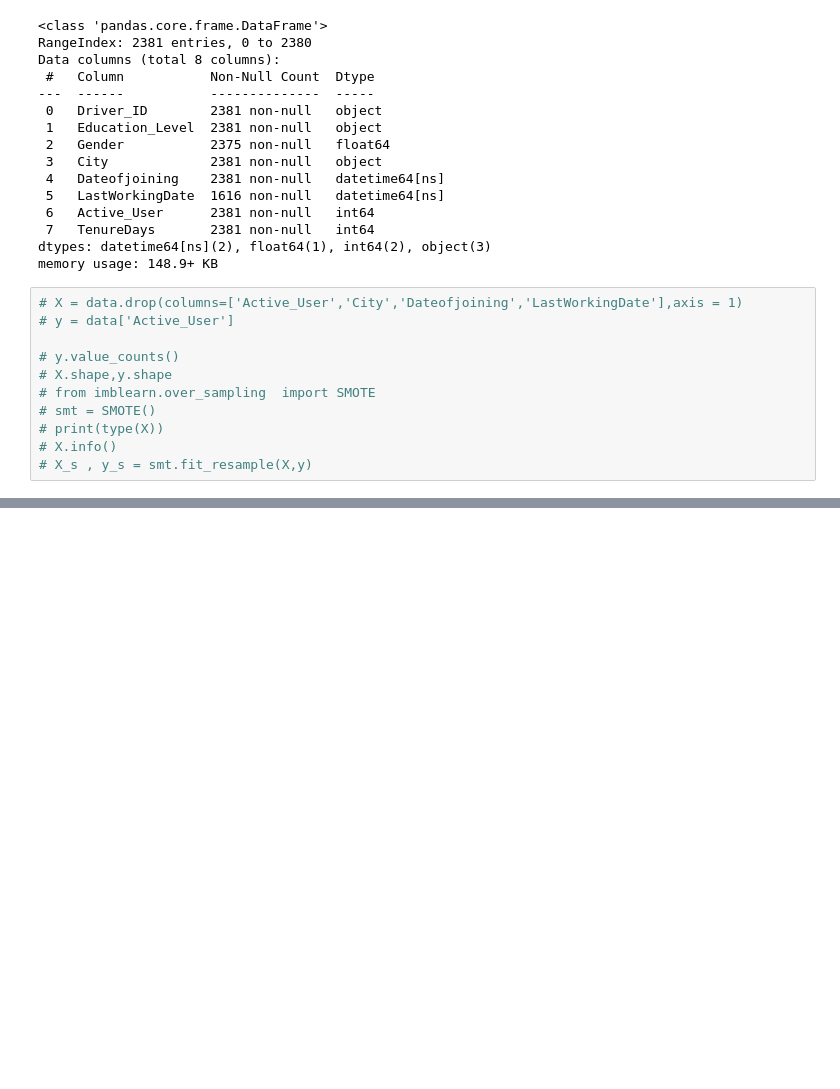
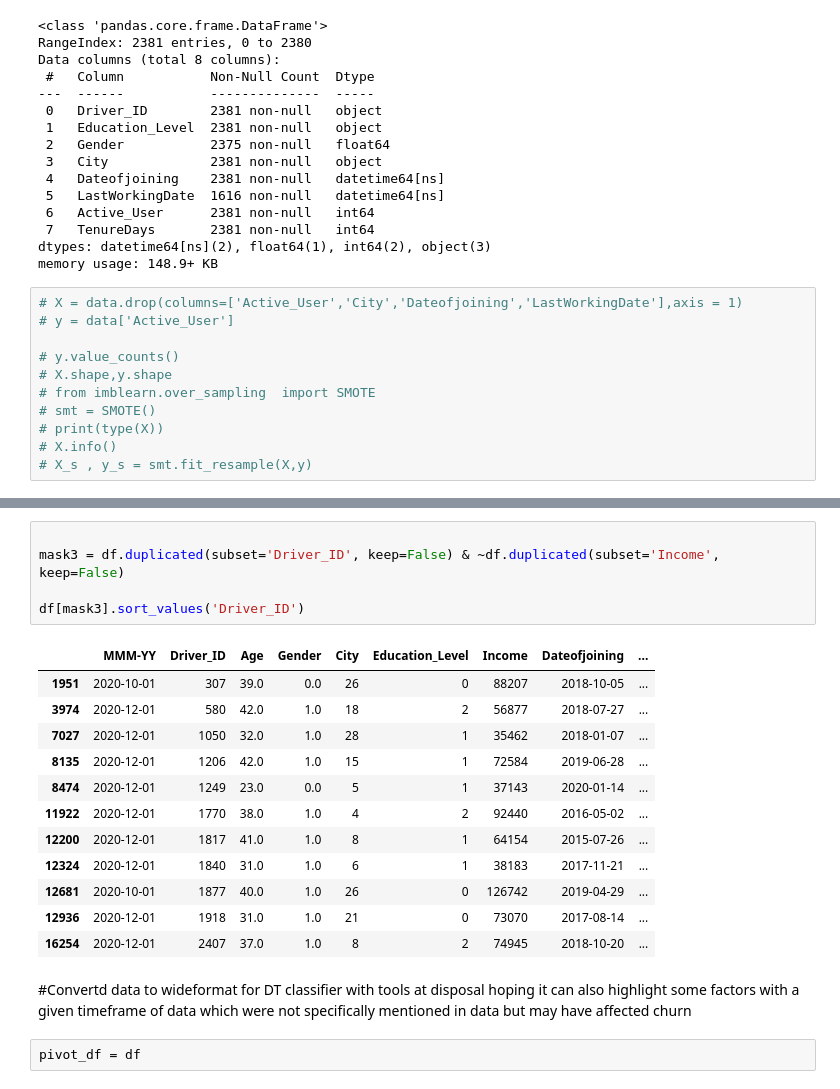
Before and after one commit to ashishkumarsaklani/AIML, a Jupyter notebook: OLA_Ensemble.ipynb, the cells around one changed output, grey strips where cells are left out. Cells and saved outputs as stored; diff of their text form; blank space fills up the shorter version.

```diff
--- a/OLA_Ensemble.ipynb
+++ b/OLA_Ensemble.ipynb
@@ -393,0 +474,22 @@ memory usage: 148.9+ KB
+# %%
+
+mask3 = df.duplicated(subset='Driver_ID', keep=False) & ~df.duplicated(subset='Income', keep=False)
+
+df[mask3].sort_values('Driver_ID')
+# %% [output]
+|  | MMM-YY | Driver_ID | Age | Gender | City | Education_Level | Income | Dateofjoining | ... |
+| 1951 | 2020-10-01 | 307 | 39.0 | 0.0 | 26 | 0 | 88207 | 2018-10-05 | ... |
+| 3974 | 2020-12-01 | 580 | 42.0 | 1.0 | 18 | 2 | 56877 | 2018-07-27 | ... |
+| 7027 | 2020-12-01 | 1050 | 32.0 | 1.0 | 28 | 1 | 35462 | 2018-01-07 | ... |
+| 8135 | 2020-12-01 | 1206 | 42.0 | 1.0 | 15 | 1 | 72584 | 2019-06-28 | ... |
+| 8474 | 2020-12-01 | 1249 | 23.0 | 0.0 | 5 | 1 | 37143 | 2020-01-14 | ... |
+| 11922 | 2020-12-01 | 1770 | 38.0 | 1.0 | 4 | 2 | 92440 | 2016-05-02 | ... |
+| 12200 | 2020-12-01 | 1817 | 41.0 | 1.0 | 8 | 1 | 64154 | 2015-07-26 | ... |
+| 12324 | 2020-12-01 | 1840 | 31.0 | 1.0 | 6 | 1 | 38183 | 2017-11-21 | ... |
+| 12681 | 2020-10-01 | 1877 | 40.0 | 1.0 | 26 | 0 | 126742 | 2019-04-29 | ... |
+| 12936 | 2020-12-01 | 1918 | 31.0 | 1.0 | 21 | 0 | 73070 | 2017-08-14 | ... |
+| 16254 | 2020-12-01 | 2407 | 37.0 | 1.0 | 8 | 2 | 74945 | 2018-10-20 | ... |
+# %% [markdown]
+#Convertd data to wideformat for DT classifier with tools at disposal hoping it can also highlight some factors with a given timeframe of data which were not specifically mentioned in data but may have affected churn
+# %%
+pivot_df = df
```
Also changed, not shown: parts of 23 cells of this notebook.
